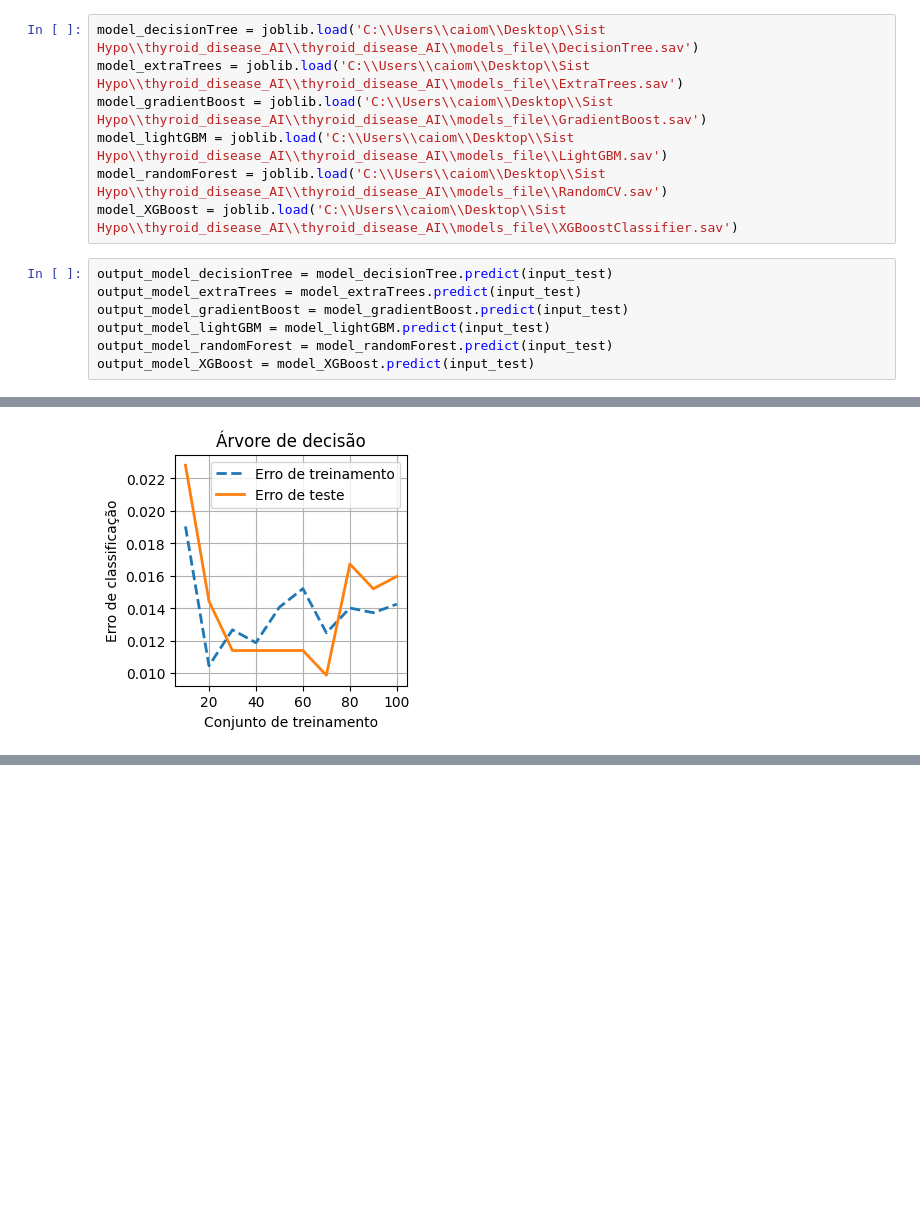
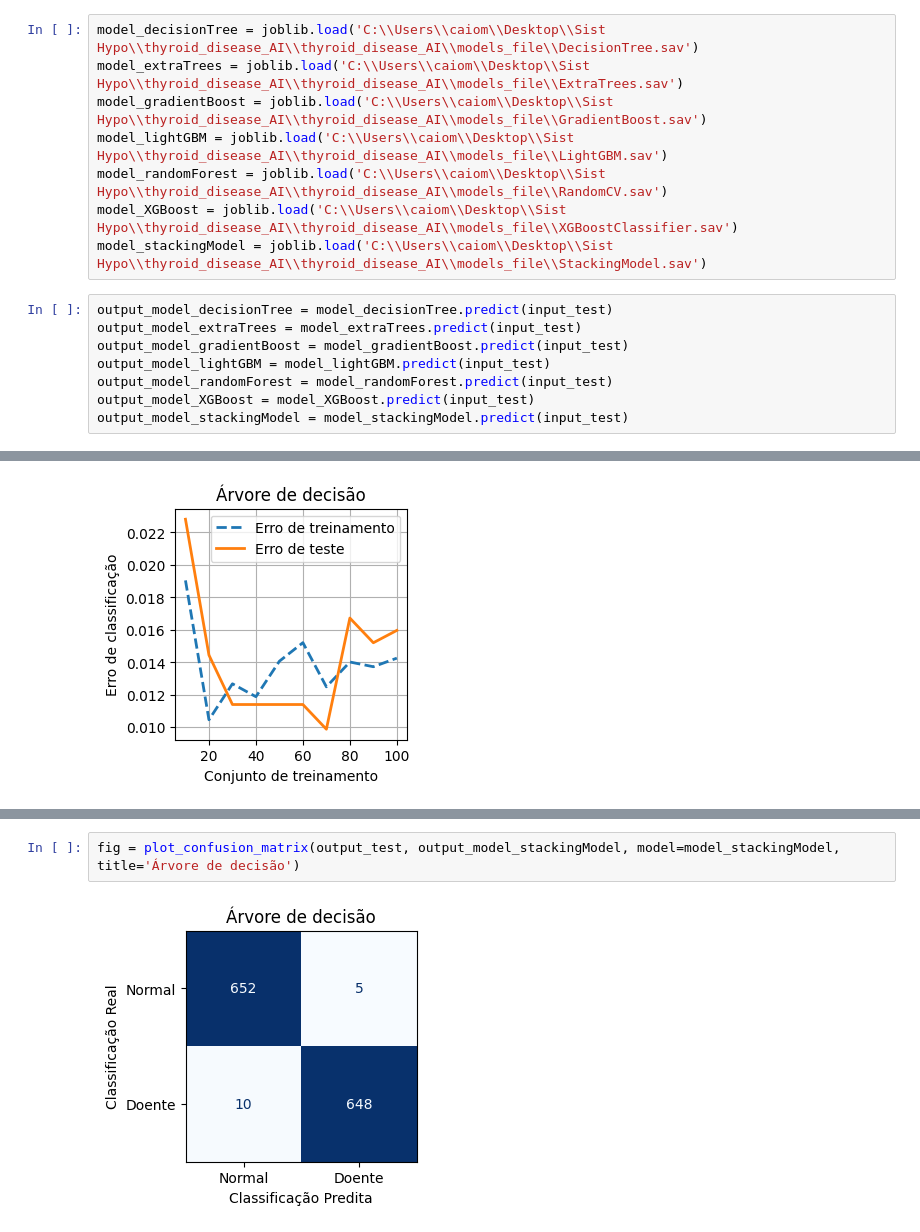
Before and after one commit to cilab-ufersa/thyroid_disease_AI, a Jupyter notebook: thyroid_disease_AI/notebooks/models_nb.ipynb, the cells around one changed output, grey strips where cells are left out. Saved outputs shown, nothing was run; the diff lists cells and outputs as text; blank space fills up the shorter version.

Commit message:
feat: created stacking model

```diff
--- a/thyroid_disease_AI/notebooks/models_nb.ipynb
+++ b/thyroid_disease_AI/notebooks/models_nb.ipynb
@@ -28,6 +29,7 @@ model_gradientBoost = joblib.load('C:\\Users\\caiom\\Desktop\\Sist Hypo\\thyroid
 model_lightGBM = joblib.load('C:\\Users\\caiom\\Desktop\\Sist Hypo\\thyroid_disease_AI\\thyroid_disease_AI\\models_file\\LightGBM.sav')
 model_randomForest = joblib.load('C:\\Users\\caiom\\Desktop\\Sist Hypo\\thyroid_disease_AI\\thyroid_disease_AI\\models_file\\RandomCV.sav')
 model_XGBoost = joblib.load('C:\\Users\\caiom\\Desktop\\Sist Hypo\\thyroid_disease_AI\\thyroid_disease_AI\\models_file\\XGBoostClassifier.sav')
+model_stackingModel = joblib.load('C:\\Users\\caiom\\Desktop\\Sist Hypo\\thyroid_disease_AI\\thyroid_disease_AI\\models_file\\StackingModel.sav')
 # %%
 output_model_decisionTree = model_decisionTree.predict(input_test)
 output_model_extraTrees = model_extraTrees.predict(input_test)
@@ -35,6 +37,7 @@ output_model_gradientBoost = model_gradientBoost.predict(input_test)
 output_model_lightGBM = model_lightGBM.predict(input_test)
 output_model_randomForest = model_randomForest.predict(input_test)
 output_model_XGBoost = model_XGBoost.predict(input_test)
+output_model_stackingModel = model_stackingModel.predict(input_test)
 # %% [markdown]
 # Métricas para o modelo Decision Tree
 # %%
@@ -198,0 +214,4 @@ fig = miss_classification(input_train, output_train['binaryClass'], input_test,
+# %%
+fig = plot_confusion_matrix(output_test, output_model_stackingModel, model=model_stackingModel, title='Árvore de decisão')
+# %% [output]
+[figure, added]
```
Also changed, not shown: parts of 4 cells of this notebook, 2 other files.
